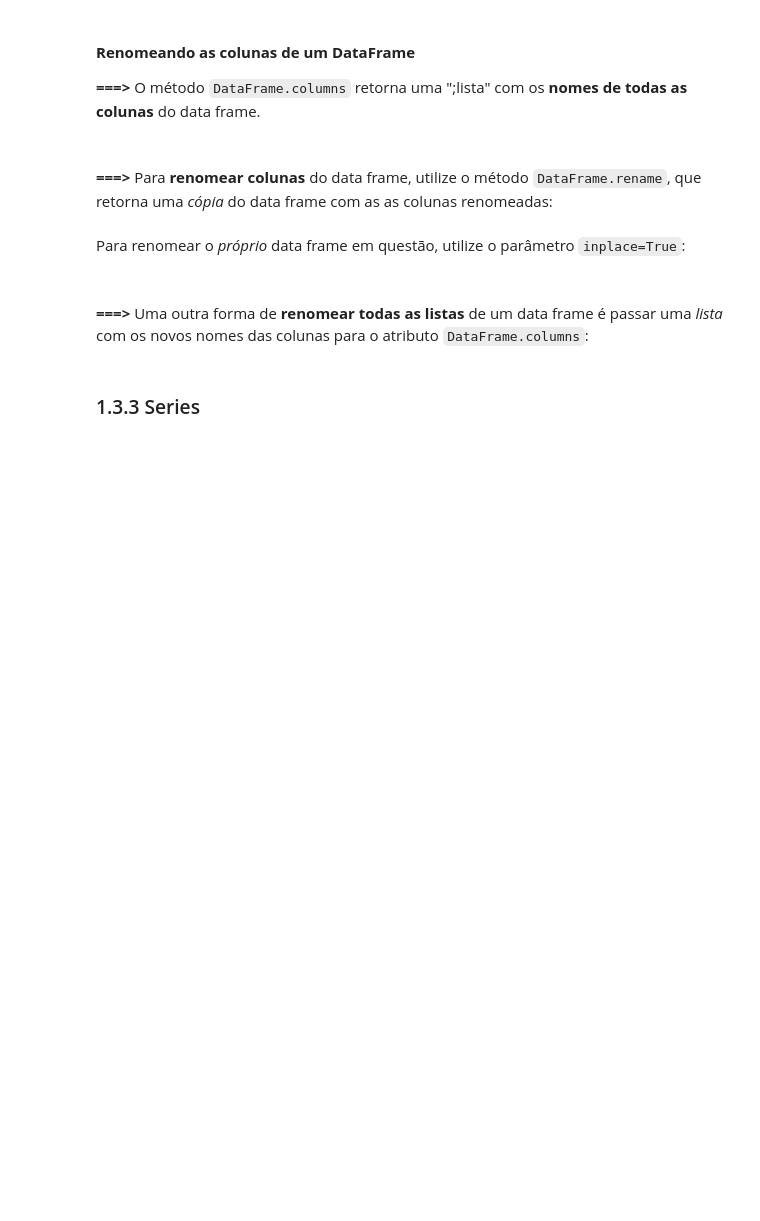
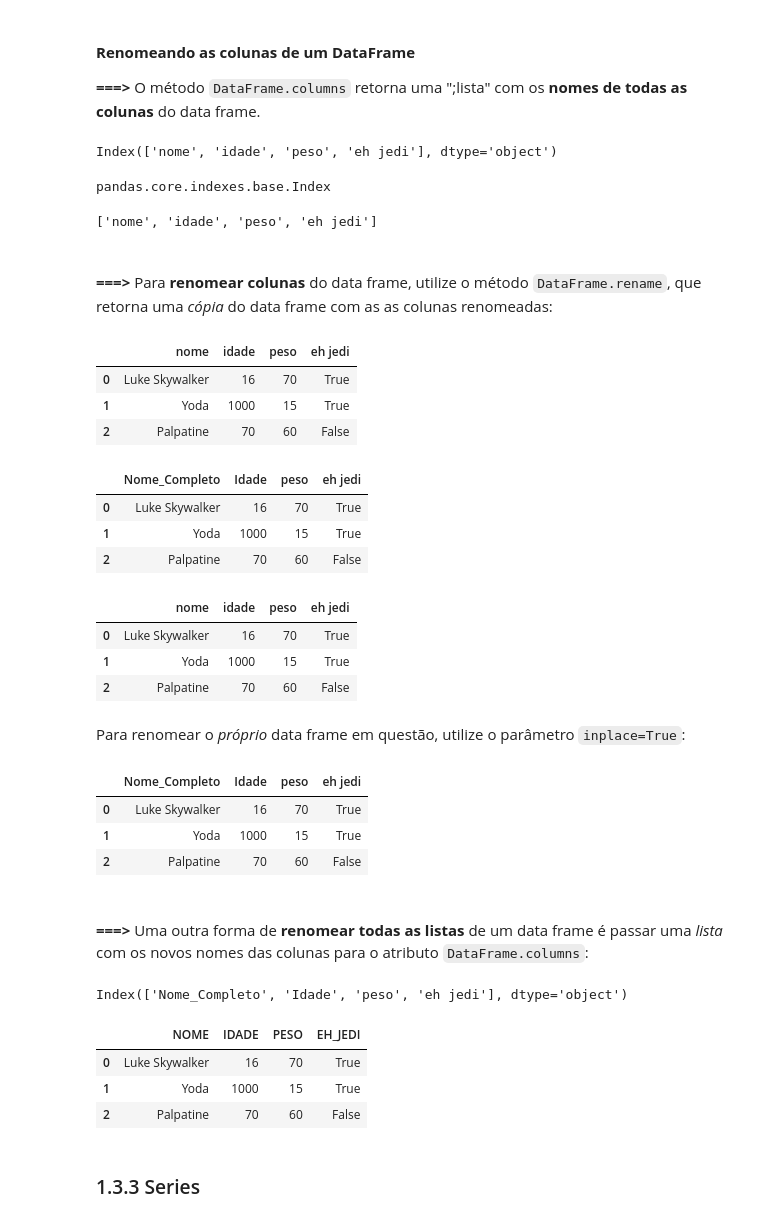
Before and after one commit to mayck001/pandas-essencial, a Jupyter notebook: manipulacao_de_dados_codigo_base.ipynb, the cells around one changed output. Drawn from its saved outputs; the diff is of its cells as text; code cells hidden in the pictures; blank space fills up the shorter version.

```diff
--- a/manipulacao_de_dados_codigo_base.ipynb
+++ b/manipulacao_de_dados_codigo_base.ipynb
@@ -149,7 +172,26 @@ Criando um Data Frame a partir de um dicionário: https://www.geeksforgeeks.org/
 # %% [markdown]
 #### **Renomeando as colunas de um DataFrame**
 **===>** O método `DataFrame.columns` retorna uma ";lista" com os **nomes de todas as colunas** do data frame.
+# %%
+alunos_df.columns
+# %% [output]
+Index(['nome', 'idade', 'peso', 'eh jedi'], dtype='object')
+# %%
+type(alunos_df.columns)
+# %% [output]
+pandas.core.indexes.base.Index
+# %%
+list(alunos_df.columns)
+# %% [output]
+['nome', 'idade', 'peso', 'eh jedi']
 # %% [markdown]
 <br/>
 
 **===>** Para **renomear colunas** do data frame, utilize o método `DataFrame.rename`, que retorna uma _cópia_ do data frame com as as colunas renomeadas:
+# %%
+alunos_df
+# %% [output]
+|  | nome | idade | peso | eh jedi |
+| 0 | Luke Skywalker | 16 | 70 | True |
+| 1 | Yoda | 1000 | 15 | True |
+| 2 | Palpatine | 70 | 60 | False |
@@ -156,2 +203,16 @@ Criando um Data Frame a partir de um dicionário: https://www.geeksforgeeks.org/
+# %%
+alunos_df_renomeado
+# %% [output]
+|  | Nome_Completo | Idade | peso | eh jedi |
+| 0 | Luke Skywalker | 16 | 70 | True |
+| 1 | Yoda | 1000 | 15 | True |
+| 2 | Palpatine | 70 | 60 | False |
+# %%
+alunos_df
+# %% [output]
+|  | nome | idade | peso | eh jedi |
+| 0 | Luke Skywalker | 16 | 70 | True |
+| 1 | Yoda | 1000 | 15 | True |
+| 2 | Palpatine | 70 | 60 | False |
 # %% [markdown]
 Para renomear o _próprio_ data frame em questão, utilize o parâmetro `inplace=True`:
@@ -158,4 +221,15 @@ Para renomear o _próprio_ data frame em questão, utilize o parâmetro `inplace
+# %%
+alunos_df
+# %% [output]
+|  | Nome_Completo | Idade | peso | eh jedi |
+| 0 | Luke Skywalker | 16 | 70 | True |
+| 1 | Yoda | 1000 | 15 | True |
+| 2 | Palpatine | 70 | 60 | False |
 # %% [markdown]
 <br/>
 
 **===>** Uma outra forma de **renomear todas as listas** de um data frame é passar uma _lista_ com os novos nomes das colunas para o atributo `DataFrame.columns`:
+# %%
+alunos_df.columns
+# %% [output]
+Index(['Nome_Completo', 'Idade', 'peso', 'eh jedi'], dtype='object')
@@ -162,3 +238,10 @@ Para renomear o _próprio_ data frame em questão, utilize o parâmetro `inplace
+# %%
+alunos_df
+# %% [output]
+|  | NOME | IDADE | PESO | EH_JEDI |
+| 0 | Luke Skywalker | 16 | 70 | True |
+| 1 | Yoda | 1000 | 15 | True |
+| 2 | Palpatine | 70 | 60 | False |
 # %% [markdown]
 ### 1.3.3 Series
 # %% [markdown]
```
Also changed, not shown: parts of 14 cells of this notebook.
